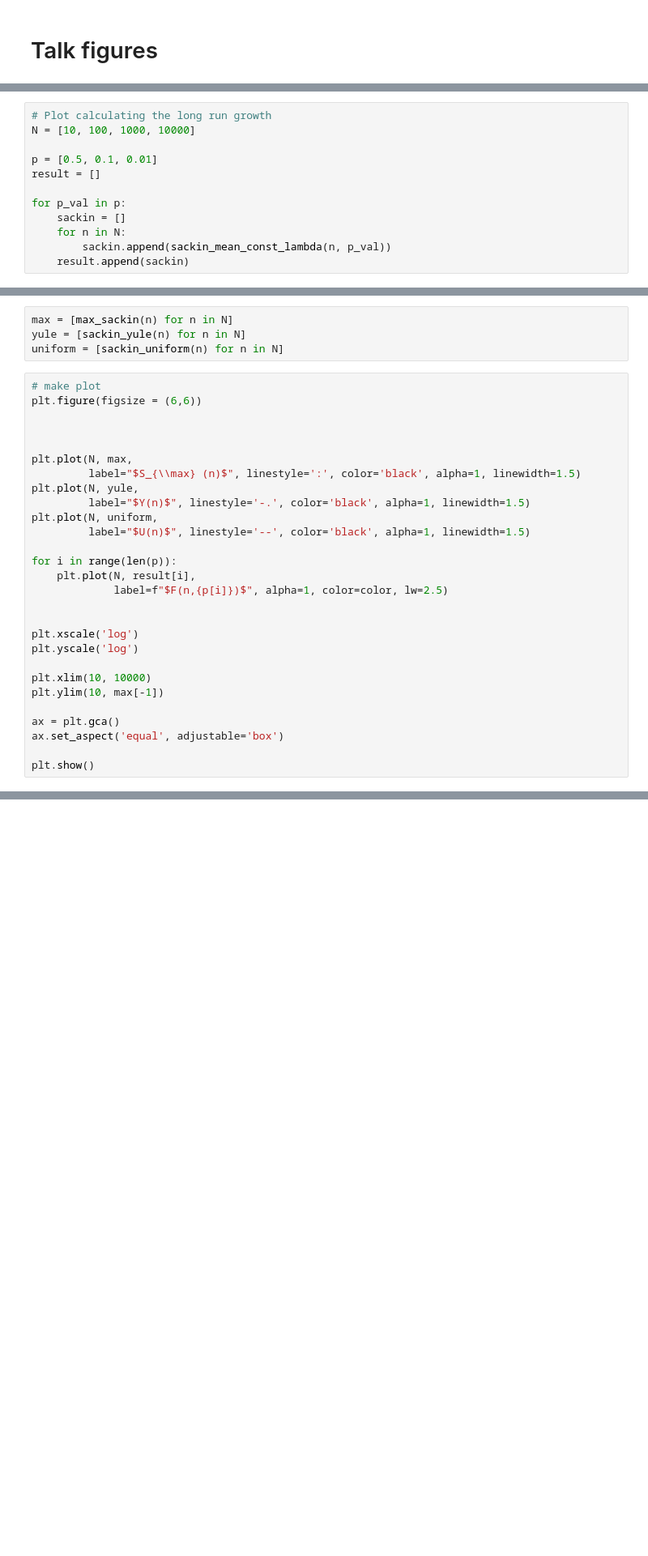
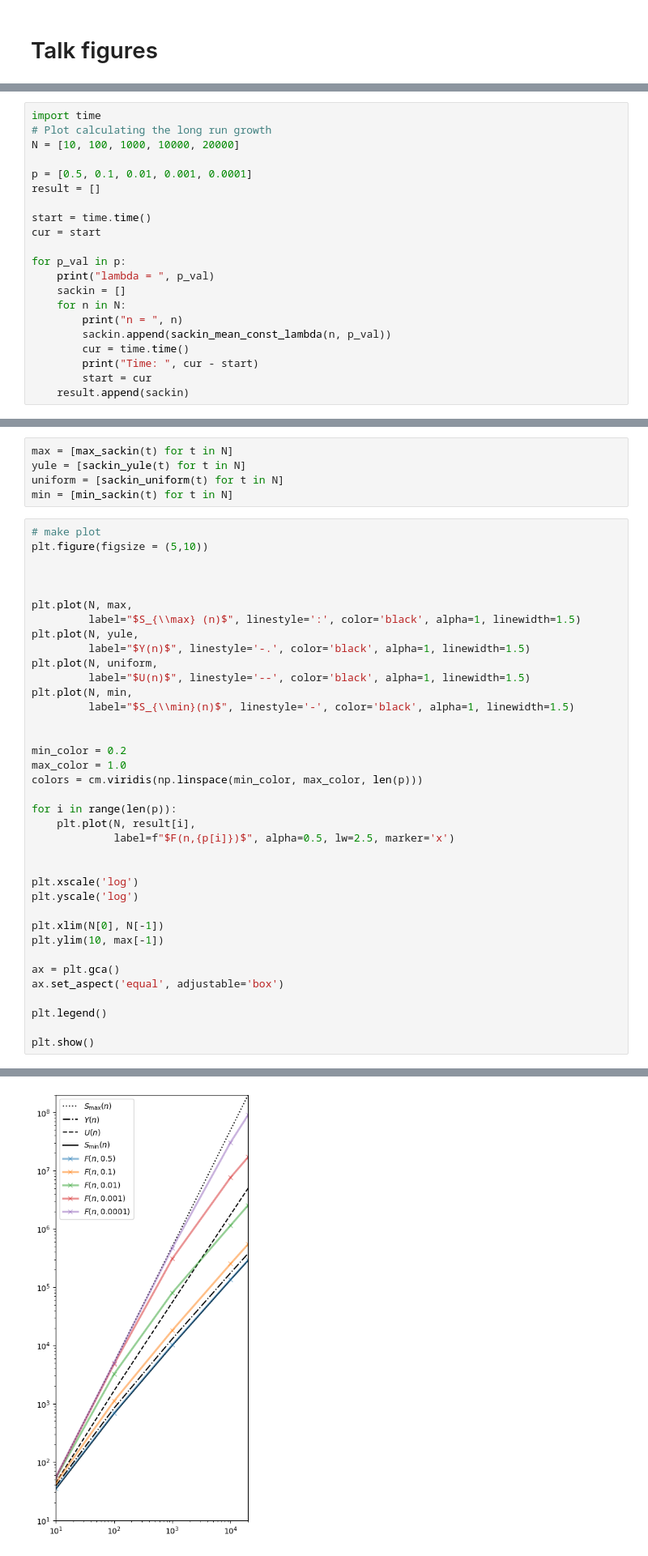
Before and after one commit to dbauman18/biased_speciation_calculation, a Jupyter notebook: biased_speciation.ipynb, the cells around one changed output, grey strips where cells are left out. Shown at 81% size. Cells and saved outputs as stored; diff of their text form; blank space fills up the shorter version.

Commit message:
labelling equations

```diff
--- a/biased_speciation.ipynb
+++ b/biased_speciation.ipynb
@@ -603,12 +466,21 @@ plt.show()
 # %%
+import time
 # Plot calculating the long run growth
-N = [10, 100, 1000, 10000]
+N = [10, 100, 1000, 10000, 20000]
 
-p = [0.5, 0.1, 0.01]
+p = [0.5, 0.1, 0.01, 0.001, 0.0001]
 result = []
 
+start = time.time()
+cur = start
+
 for p_val in p:
+    print("lambda = ", p_val)
     sackin = []
     for n in N:
+        print("n = ", n)
         sackin.append(sackin_mean_const_lambda(n, p_val))
+        cur = time.time()
+        print("Time: ", cur - start)
+        start = cur
     result.append(sackin)
@@ -615,10 +505,11 @@ for p_val in p:
 # %%
-max = [max_sackin(n) for n in N]
-yule = [sackin_yule(n) for n in N]
-uniform = [sackin_uniform(n) for n in N]
+max = [max_sackin(t) for t in N]
+yule = [sackin_yule(t) for t in N]
+uniform = [sackin_uniform(t) for t in N]
+min = [min_sackin(t) for t in N]
 # %%
 # make plot
-plt.figure(figsize = (6,6))
+plt.figure(figsize = (5,10))
 
 
 
@@ -628,20 +519,29 @@ plt.plot(N, yule,
          label="$Y(n)$", linestyle='-.', color='black', alpha=1, linewidth=1.5)
 plt.plot(N, uniform,
          label="$U(n)$", linestyle='--', color='black', alpha=1, linewidth=1.5)
+plt.plot(N, min,
+         label="$S_{\\min}(n)$", linestyle='-', color='black', alpha=1, linewidth=1.5)
+
+
+min_color = 0.2
+max_color = 1.0
+colors = cm.viridis(np.linspace(min_color, max_color, len(p)))
 
 for i in range(len(p)):
     plt.plot(N, result[i],
-             label=f"$F(n,{p[i]})$", alpha=1, color=color, lw=2.5)
+             label=f"$F(n,{p[i]})$", alpha=0.5, lw=2.5, marker='x')
 
 
 plt.xscale('log')
 plt.yscale('log')
 
-plt.xlim(10, 10000)
+plt.xlim(N[0], N[-1])
 plt.ylim(10, max[-1])
 
 ax = plt.gca()
 ax.set_aspect('equal', adjustable='box')
 
+plt.legend()
+
 plt.show()
 # %% [output]
@@ -649,0 +548 @@ NameError: name 'N' is not defined
+[figure, added]
```
Also changed, not shown: parts of 14 cells of this notebook, 5 other files.
